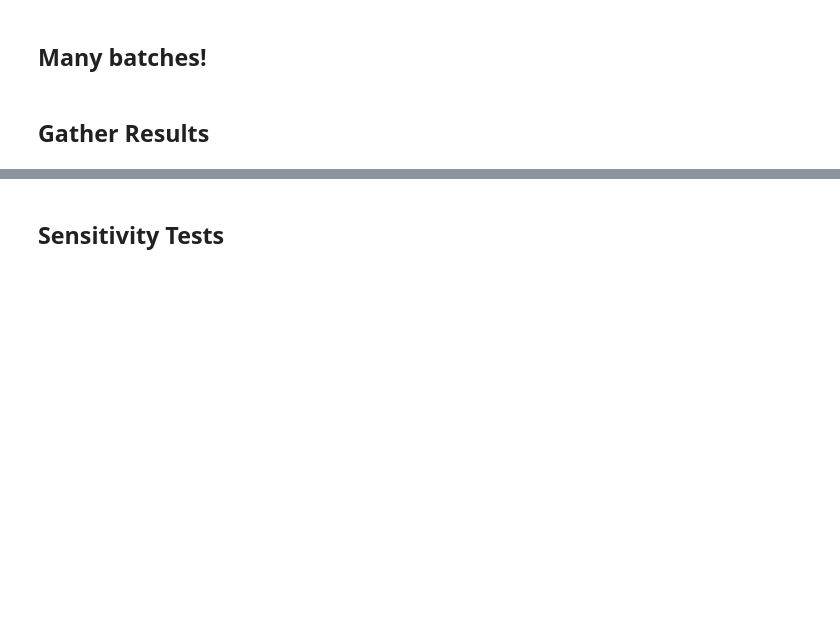
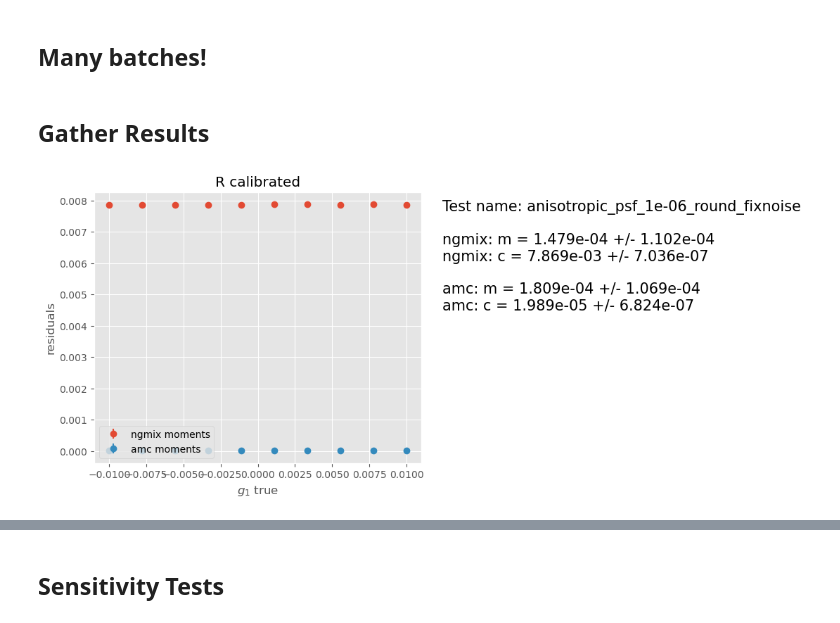
Before and after one commit to andrevitorelli/autometacal, a Jupyter notebook: notebooks/psf_metacal_finitediff_moments_no_shape_noise.ipynb, the cells around one changed output, grey strips where cells are left out. Cells and saved outputs as stored; diff of their text form; code cells hidden in the pictures; blank space fills up the shorter version.

```diff
--- a/notebooks/psf_metacal_finitediff_moments_no_shape_noise.ipynb
+++ b/notebooks/psf_metacal_finitediff_moments_no_shape_noise.ipynb
@@ -349,7 +352,8 @@ e_amc, R_amc, Rpsf_amc, epsf_amc, Repsf_amc  = response(
 shear_amc, shear_amc_err, shearcorr_amc, shearcorr_amc_err= evaluator(
   e_amc.numpy(),
   R_amc.numpy(),
-  Repsf_amc.numpy() @ epsf_amc.numpy().reshape(-1,2,1),
+  epsf_amc.numpy(),
+  Repsf_amc.numpy(),
   Rpsf_amc.numpy()
 )
 # %%
@@ -369,6 +373,7 @@ shear_ngmix, shear_ngmix_err, shearcorr_ngmix, shearcorr_ngmix_err= evaluator(
   e_ngmix,
   R_ngmix,
   array([g_psf for n in range(len(e_ngmix))]),
+  array([eye(2) for n in range(len(e_ngmix))]),
   Rpsf_ngmix)
 # %%
 print('AutoMetaCal')
@@ -462,14 +467,16 @@ def run_field(shear_true,g_psf,noise_level,batches):
   #gather multiple ngmix batches
   e_ngmix = array(e_ngmix_list)
   R_ngmix = array(R_ngmix_list)
-  g_psf = array([g_psf for n in range(len(e_ngmix))])
+  epsf_ngmix = array([g_psf for n in range(len(e_ngmix))])
+  Repsf_ngmix = array([eye(2) for n in range(len(e_ngmix))])
   Rpsf_ngmix = array(Rpsf_ngmix_list)
 
   #evaluate ngmix
   shear_ngmix, shear_err_ngmix, shearcorr_ngmix, shearcorr_err_ngmix= evaluator(
     e_ngmix,
     R_ngmix,
-    g_psf,
+    epsf_ngmix,
+    Repsf_ngmix,
     Rpsf_ngmix
   )
 
@@ -484,7 +491,8 @@ def run_field(shear_true,g_psf,noise_level,batches):
   shear_amc, shear_amc_err, shearcorr_amc, shearcorr_amc_err= evaluator(
     e_amc.numpy(),
     R_amc.numpy(),
-    Repsf_amc.numpy() @ epsf_amc.numpy().reshape(-1,2,1),
+    epsf_amc.numpy(),
+    Repsf_amc.numpy(),
     Rpsf_amc.numpy()
   )
 
@@ -503,9 +511,9 @@ def run_field(shear_true,g_psf,noise_level,batches):
     'R':R_amc,
     'Rpsf':Rpsf_amc,
     'shear':shear_amc,
-    'shear_err':shear_err_amc,
+    'shear_err':shear_amc_err,
     'shearcorr':shearcorr_amc,
-    'shearcorr_err':shearcorr_err_amc,
+    'shearcorr_err':shearcorr_amc_err,
   }
 
   result = {
@@ -515,7 +523,7 @@ def run_field(shear_true,g_psf,noise_level,batches):
 
   return result
 # %%
-shear_range = linspace(-.01,.01,4)
+shear_range = linspace(-.01,.01,10)
 
 shear_ngmix_list = []
 shear_err_ngmix_list = []
@@ -533,7 +541,7 @@ Rpsf_amc_list = []
 
 for shear in tqdm.tqdm(shear_range):
   shear_true = array([shear,0.],dtype='float32')
-  result = run_field(shear_true,g_psf,noise_level,4)
+  result = run_field(shear_true,g_psf,noise_level,40)
   #ngmix
   shear_ngmix_list += [result['ngmix']['shear'] ]
   shear_err_ngmix_list += [result['ngmix']['shear_err']]
@@ -569,36 +577,38 @@ c_ngmix_err = ngmix_bias.intercept_stderr
 
 plot_text = f"Test name: {settings_name}\n\n"
 
 plot_text +=  f"ngmix: m = {m_ngmix:.3e} +/- {m_ngmix_err:.3e}\n"
 plot_text += f"ngmix: c = {c_ngmix:.3e} +/- {c_ngmix_err:.3e}\n"
 
 errorbar(X1,Y1 - X1,Y1err*3,fmt='o',label= 'ngmix moments')
 
-Y1 =  array(shear_amc_list)[:,0]
-Y1err = array(shear_err_amc_list)[:,0]
+Y1 =  array(shearcorr_amc_list)[:,0]
+Y1err = array(shearcorr_err_amc_list)[:,0]
 
 #biases
 amc_bias = linregress(X1,Y1)
 m_amc = amc_bias.slope-1
 c_amc = amc_bias.intercept
 
 #errors
 m_amc_err = amc_bias.stderr
 c_amc_err = amc_bias.intercept_stderr
 
 errorbar(X1,Y1 - X1,Y1err*3,fmt='o',label= 'amc moments')
 
 plot_text += f"\namc: m = {m_amc:.3e} +/- {m_amc_err:.3e}\n"
 plot_text += f"amc: c = {c_amc:.3e} +/- {c_amc_err:.3e}\n"
 
 figtext(.95,.5 ,plot_text,fontsize=15)
 
 xlabel('$g_1$ true')
 ylabel('residuals')
 
 legend(loc=3)
 title(f'R calibrated')
-savefig(f'{results_folder}/uncorrected_shear_residuals_{settings_name}.jpg',bbox_inches='tight')
+savefig(f'uncorrected_shear_residuals_{settings_name}.jpg',bbox_inches='tight')
+# %% [output]
+[figure, added]
 # %%
 style.use('ggplot')
 figure(figsize=(6,5))
```
Also changed, not shown: parts of 21 cells of this notebook, 5 other files.
